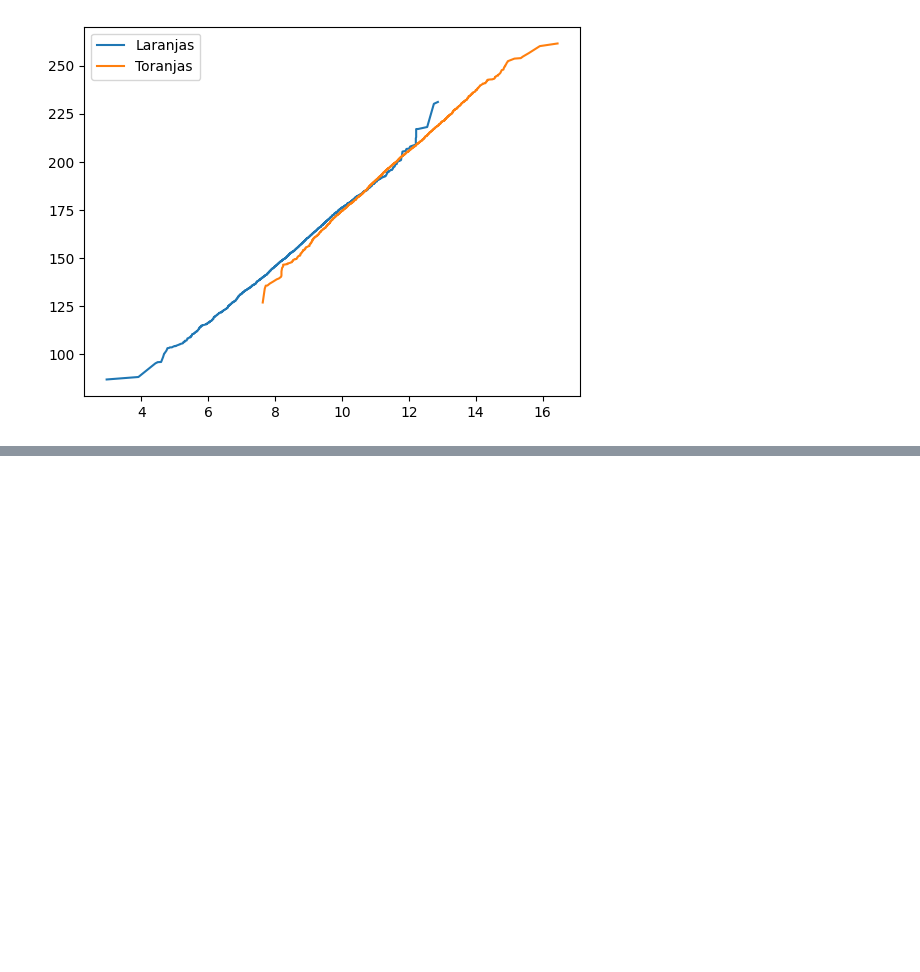
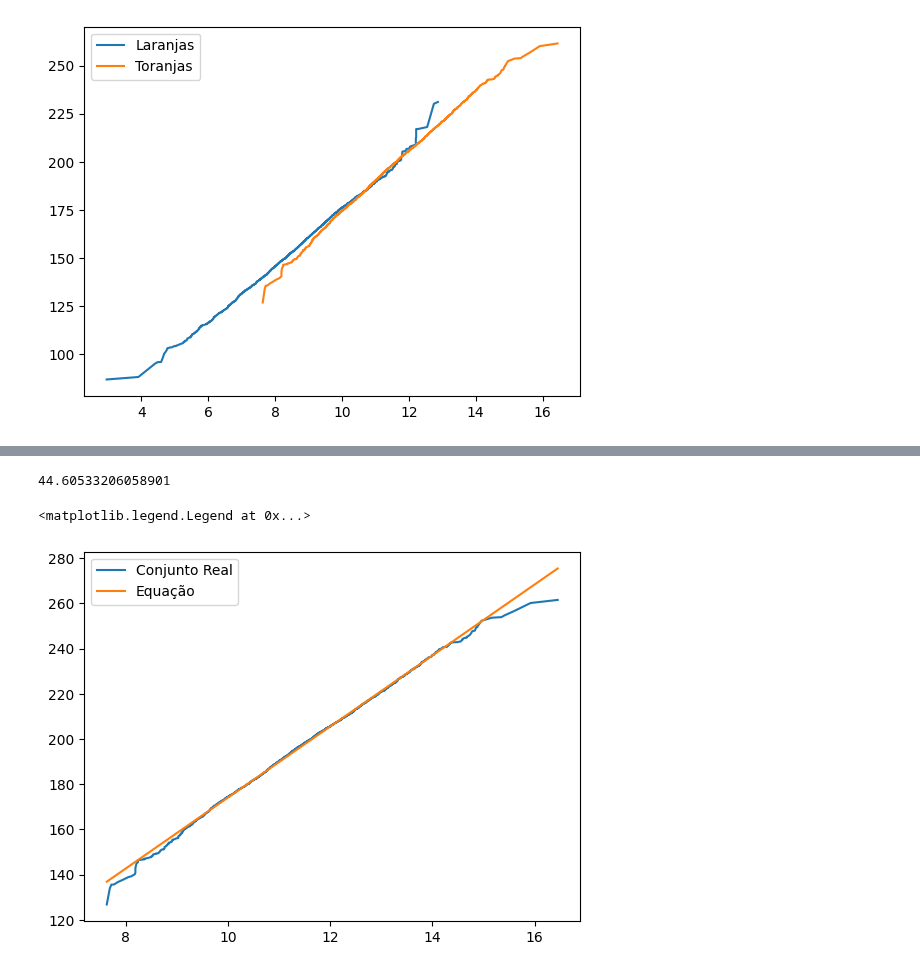
Before and after one commit to matheuspfferreira/python_data_science, a Jupyter notebook: Oranges vs. Grapefruit - 02/Oranges_vs_Grapefruit.ipynb, the cells around one changed output, grey strips where cells are left out. Cells and saved outputs as stored; diff of their text form; code cells hidden in the pictures; blank space fills up the shorter version.

```diff
--- a/Oranges vs. Grapefruit - 02/Oranges_vs_Grapefruit.ipynb
+++ b/Oranges vs. Grapefruit - 02/Oranges_vs_Grapefruit.ipynb
@@ -44,0 +66,19 @@ plt.legend(['Laranjas', 'Toranjas'])
+# %%
+# Encontrando a equação linerar (função afim) das toranjas
+coeficientes_toranjas = np.polyfit(diametros_toranjas, pesos_toranjas, 1)
+coef_a_toranjas = coeficientes_toranjas[0]
+coef_b_toranjas = coeficientes_toranjas[1]
+equacao_toranjas = coef_a_toranjas * diametros_toranjas + coef_b_toranjas
+# %%
+# Verificando a veracidade (distância) entre a equação e o conjunto real
+np.linalg.norm(pesos_toranjas - equacao_toranjas)
+# %% [output]
+44.60533206058901
+# %%
+# Comparando graficamente a equação com o conjunto real
+plt.plot(diametros_toranjas, pesos_toranjas)
+plt.plot(diametros_toranjas, equacao_toranjas)
+plt.legend(['Conjunto Real', 'Equação'])
+# %% [output]
+<matplotlib.legend.Legend at 0x...>
+[figure, added]
```
Also changed, not shown: parts of 6 cells of this notebook.
